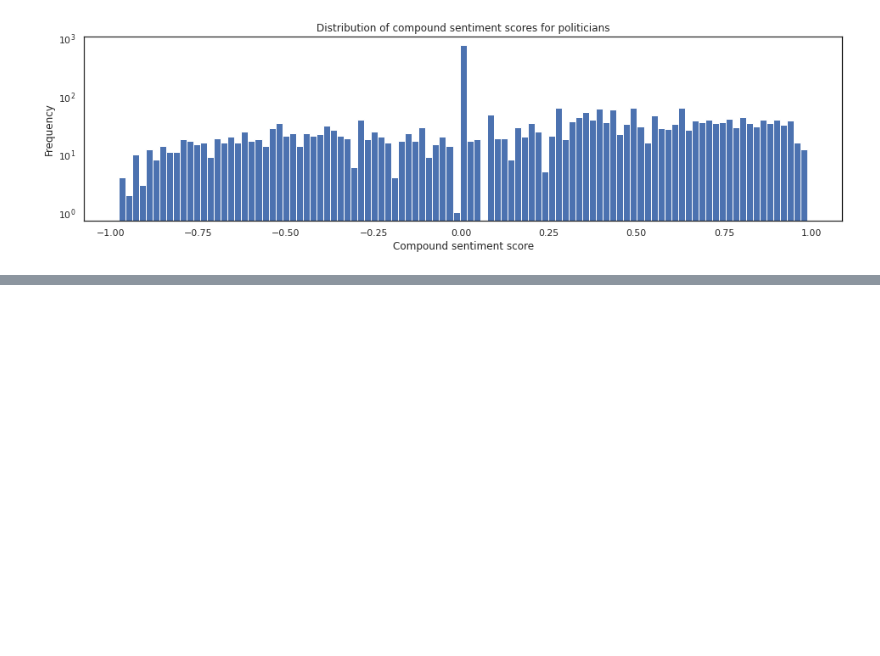
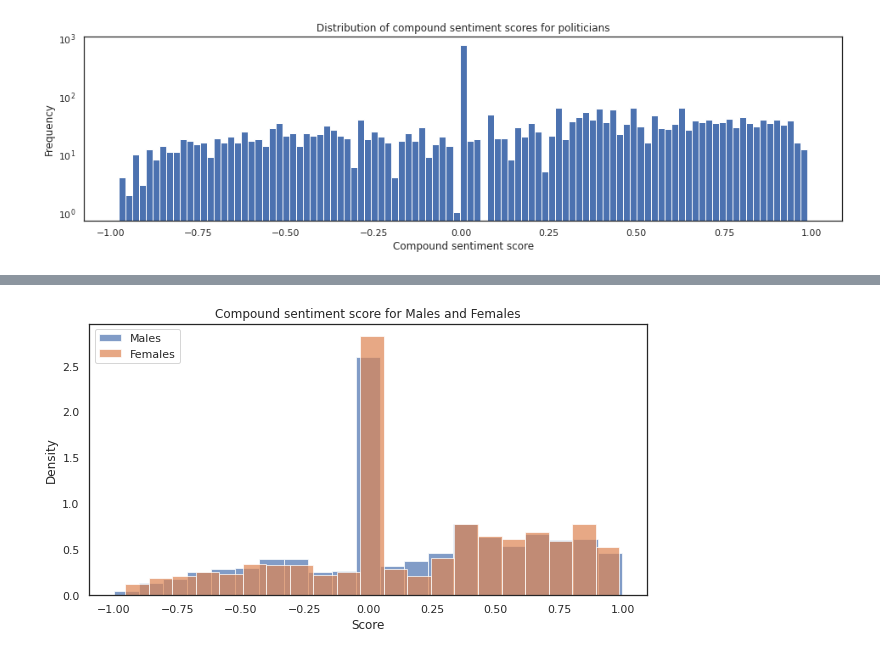
Before and after one commit to epfl-ada/ada-2021-project-gutta-boys, a Jupyter notebook: marcus.ipynb, the cells around one changed output, grey strips where cells are left out. Cells and saved outputs as stored; diff of their text form; code cells hidden in the pictures; blank space fills up the shorter version.

```diff
--- a/marcus.ipynb
+++ b/marcus.ipynb
@@ -317,0 +368,11 @@ t-value: 3.5517, p-value: 0.0004
+# %%
+plt.figure(figsize=(10, 5))
+plt.hist(males['compound'], bins=21,density=True, alpha=0.7, label='Males')
+plt.hist(females['compound'], bins=21,density=True, alpha=0.7, label='Females')
+plt.title("Compound sentiment score for Males and Females")
+plt.xlabel('Score')
+plt.ylabel('Density')
+plt.legend(loc='upper left')
+plt.show()
+# %% [output]
+[figure, added]
```
Also changed, not shown: parts of 14 cells of this notebook.
